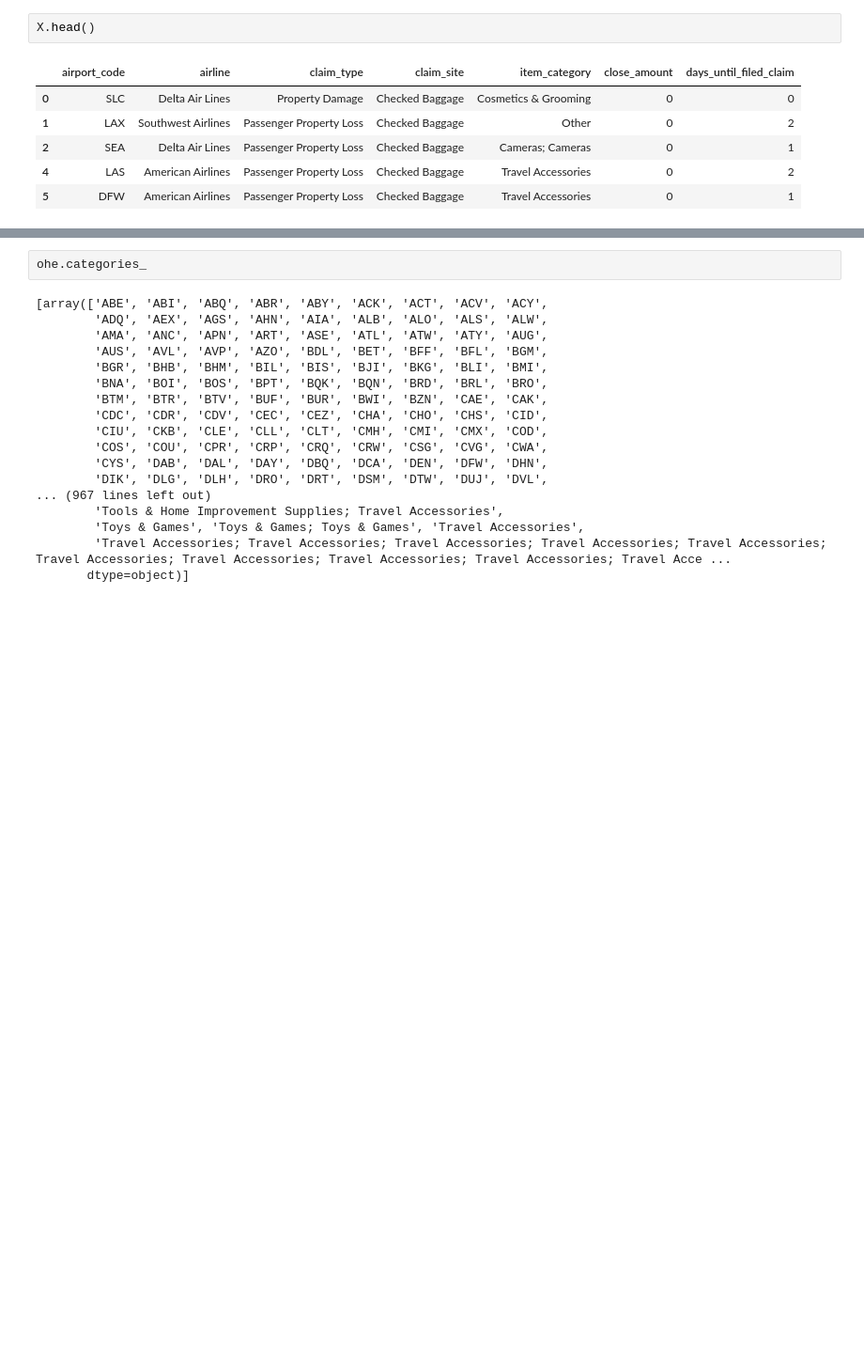
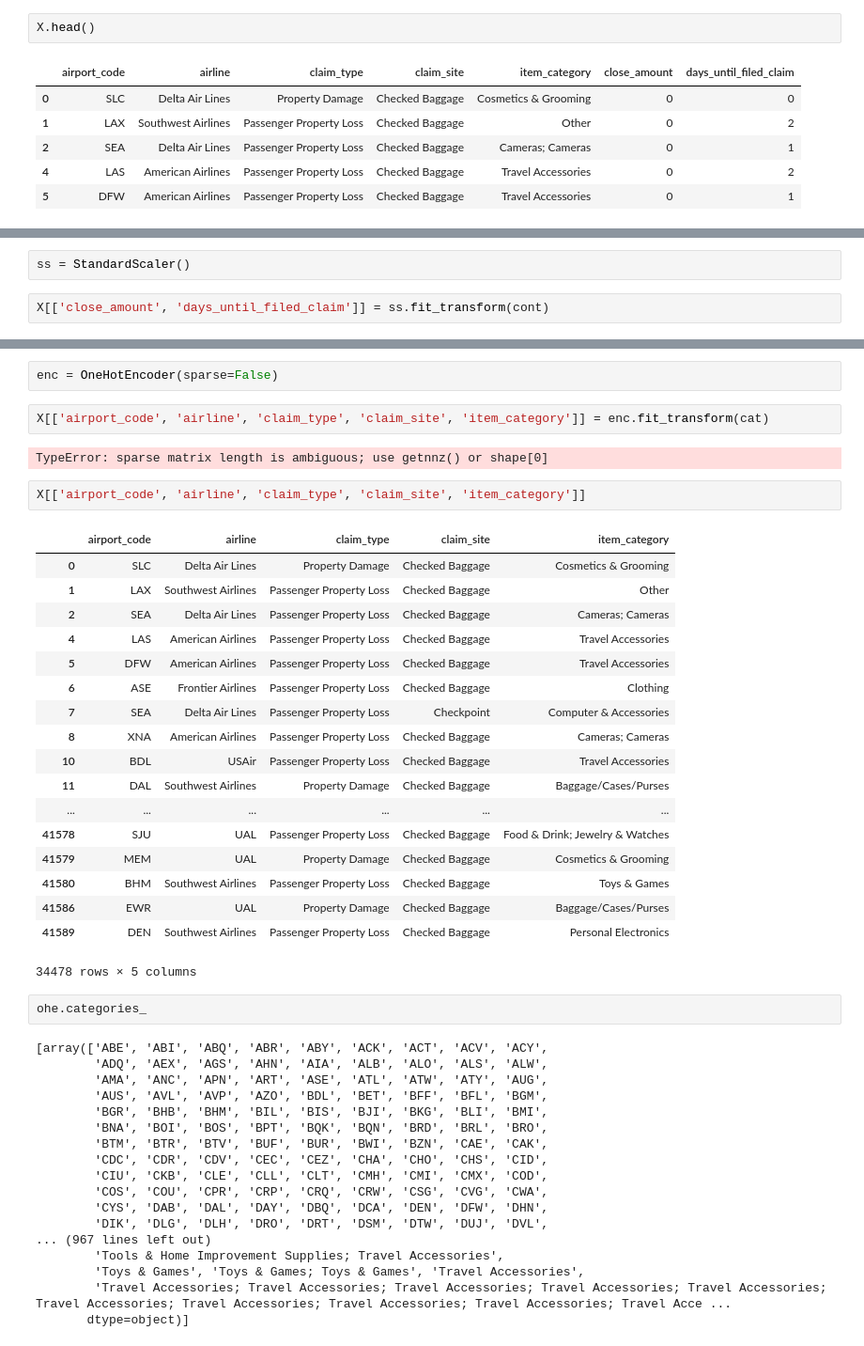
Before and after one commit to spencertollefson/tsa_claims, a Jupyter notebook: simple_random_forest.ipynb, the cells around one changed output, grey strips where cells are left out. Shown: that part at 94% size. Cells and saved outputs as stored; diff of their text form; blank space fills up the shorter version.

Commit message:
save just before changing OHC to dense matrix. may freeze computer here

```diff
--- a/simple_random_forest.ipynb
+++ b/simple_random_forest.ipynb
@@ -149,0 +124,4 @@ OneHotEncoder(categorical_features=None, categories=None,
+# %%
+ss = StandardScaler()
+# %%
+X[['close_amount', 'days_until_filed_claim']] = ss.fit_transform(cont)
@@ -150,3 +137,30 @@ OneHotEncoder(categorical_features=None, categories=None,
+# %%
+enc = OneHotEncoder(sparse=False)
+# %%
+X[['airport_code', 'airline', 'claim_type', 'claim_site', 'item_category']] = enc.fit_transform(cat)
+# %% [output]
+TypeError: sparse matrix length is ambiguous; use getnnz() or shape[0]
+# %%
+X[['airport_code', 'airline', 'claim_type', 'claim_site', 'item_category']]
+# %% [output]
+|  | airport_code | airline | claim_type | claim_site | item_category |
+| 0 | SLC | Delta Air Lines | Property Damage | Checked Baggage | Cosmetics & Grooming |
+| 1 | LAX | Southwest Airlines | Passenger Property Loss | Checked Baggage | Other |
+| 2 | SEA | Delta Air Lines | Passenger Property Loss | Checked Baggage | Cameras; Cameras |
+| 4 | LAS | American Airlines | Passenger Property Loss | Checked Baggage | Travel Accessories |
+| 5 | DFW | American Airlines | Passenger Property Loss | Checked Baggage | Travel Accessories |
+| 6 | ASE | Frontier Airlines | Passenger Property Loss | Checked Baggage | Clothing |
+| 7 | SEA | Delta Air Lines | Passenger Property Loss | Checkpoint | Computer & Accessories |
+| 8 | XNA | American Airlines | Passenger Property Loss | Checked Baggage | Cameras; Cameras |
+| 10 | BDL | USAir | Passenger Property Loss | Checked Baggage | Travel Accessories |
+| 11 | DAL | Southwest Airlines | Property Damage | Checked Baggage | Baggage/Cases/Purses |
+| ... | ... | ... | ... | ... | ... |
+| 41578 | SJU | UAL | Passenger Property Loss | Checked Baggage | Food & Drink; Jewelry & Watches |
+| 41579 | MEM | UAL | Property Damage | Checked Baggage | Cosmetics & Grooming |
+| 41580 | BHM | Southwest Airlines | Passenger Property Loss | Checked Baggage | Toys & Games |
+| 41586 | EWR | UAL | Property Damage | Checked Baggage | Baggage/Cases/Purses |
+| 41589 | DEN | Southwest Airlines | Passenger Property Loss | Checked Baggage | Personal Electronics |
+34478 rows × 5 columns
 # %%
 ohe.categories_
 # %% [output]
```
Also changed, not shown: parts of 10 cells of this notebook.
